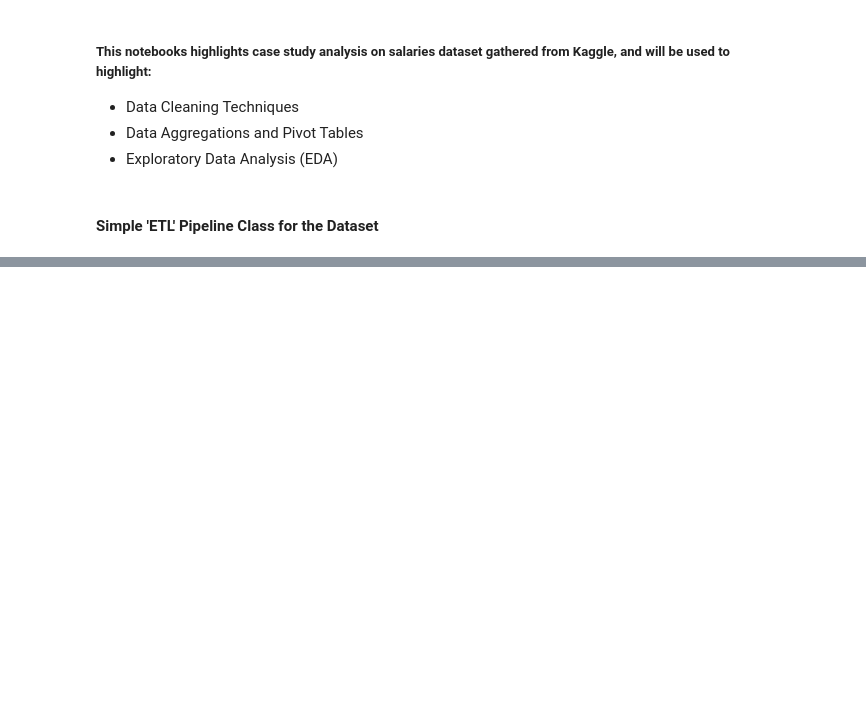
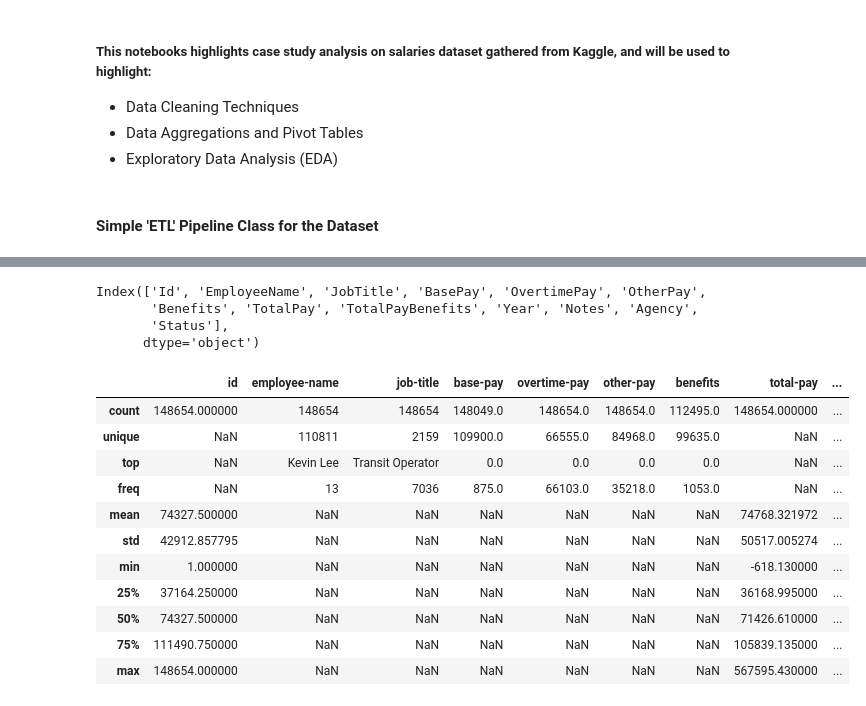
Before and after one commit to leiandrei/Salaries-Dataset-Cleaning-and-Aggregation, a Jupyter notebook: notebooks/analysis.ipynb, the cells around one changed output, grey strips where cells are left out. Saved outputs shown, nothing was run; the diff lists cells and outputs as text; code cells hidden in the pictures; blank space fills up the shorter version.

```diff
--- a/notebooks/analysis.ipynb
+++ b/notebooks/analysis.ipynb
@@ -75,0 +58,30 @@ df.load_csv("..\data\Salaries.csv")
+# %%
+df.columns
+# %% [output]
+Index(['Id', 'EmployeeName', 'JobTitle', 'BasePay', 'OvertimePay', 'OtherPay',
+       'Benefits', 'TotalPay', 'TotalPayBenefits', 'Year', 'Notes', 'Agency',
+       'Status'],
+      dtype='object')
+# %%
+# renaming columns
+headers = [
+    "id", "employee-name", "job-title", "base-pay", "overtime-pay", "other-pay",
+    "benefits", "total-pay", "total-pay-benefits", "year", "notes", "agenecy", "status"
+]
+
+df.columns = headers
+# %%
+df.describe(include='all')
+# %% [output]
+|  | id | employee-name | job-title | base-pay | overtime-pay | other-pay | benefits | total-pay | ... |
+| count | 148654.000000 | 148654 | 148654 | 148049.0 | 148654.0 | 148654.0 | 112495.0 | 148654.000000 | ... |
+| unique | NaN | 110811 | 2159 | 109900.0 | 66555.0 | 84968.0 | 99635.0 | NaN | ... |
+| top | NaN | Kevin Lee | Transit Operator | 0.0 | 0.0 | 0.0 | 0.0 | NaN | ... |
+| freq | NaN | 13 | 7036 | 875.0 | 66103.0 | 35218.0 | 1053.0 | NaN | ... |
+| mean | 74327.500000 | NaN | NaN | NaN | NaN | NaN | NaN | 74768.321972 | ... |
+| std | 42912.857795 | NaN | NaN | NaN | NaN | NaN | NaN | 50517.005274 | ... |
+| min | 1.000000 | NaN | NaN | NaN | NaN | NaN | NaN | -618.130000 | ... |
+| 25% | 37164.250000 | NaN | NaN | NaN | NaN | NaN | NaN | 36168.995000 | ... |
+| 50% | 74327.500000 | NaN | NaN | NaN | NaN | NaN | NaN | 71426.610000 | ... |
+| 75% | 111490.750000 | NaN | NaN | NaN | NaN | NaN | NaN | 105839.135000 | ... |
+| max | 148654.000000 | NaN | NaN | NaN | NaN | NaN | NaN | 567595.430000 | ... |
```
Also changed, not shown: parts of 4 cells of this notebook.
